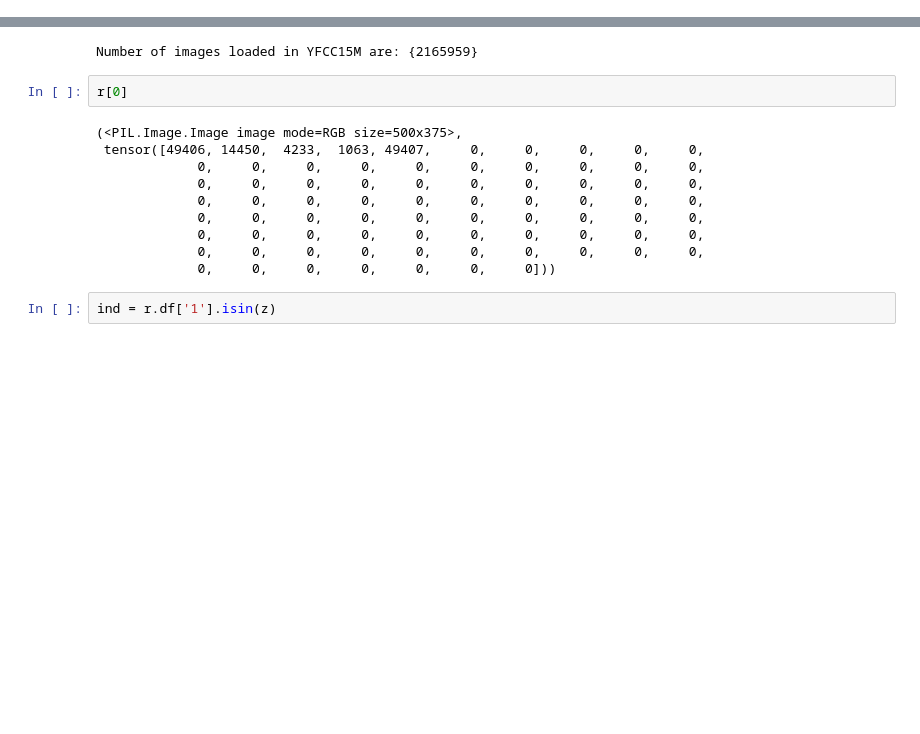
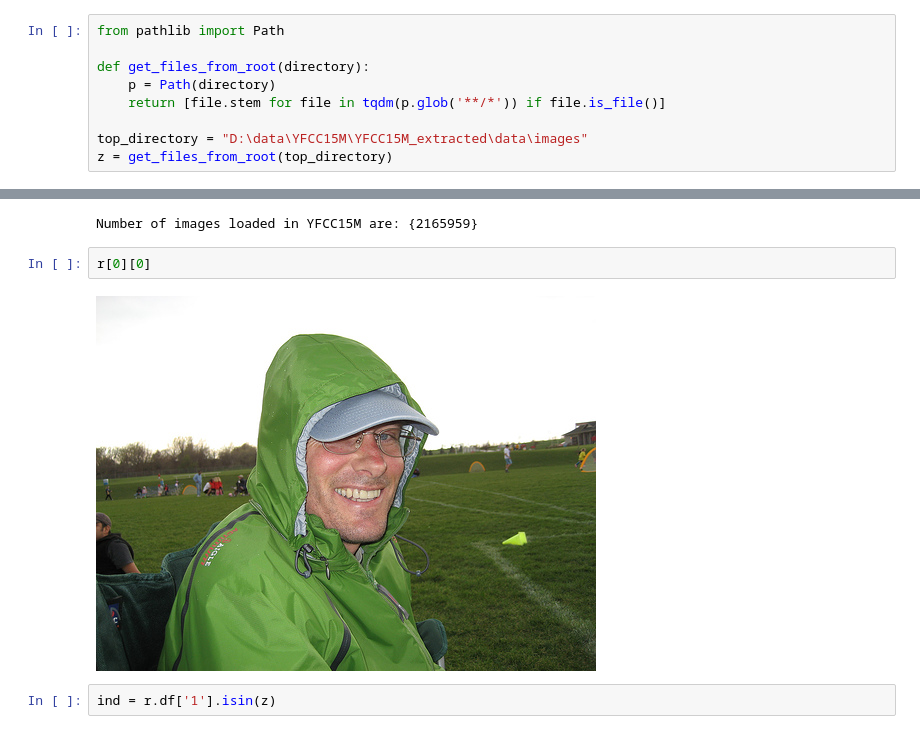
Before and after one commit to MohammedSB/Harmony, a Jupyter notebook: t.ipynb, the cells around one changed output, grey strips where cells are left out. Drawn from its saved outputs; the diff is of its cells as text; blank space fills up the shorter version.

```diff
--- a/t.ipynb
+++ b/t.ipynb
@@ -29,3 +29,12 @@ If this would cause problems for you,
 please provide us feedback at https://github.com/pandas-dev/pandas/issues/54466
 
   import pandas as pd
+# %%
+from pathlib import Path
+
+def get_files_from_root(directory):
+    p = Path(directory)
+    return [file.stem for file in tqdm(p.glob('**/*')) if file.is_file()]
+
+top_directory = "D:\data\YFCC15M\YFCC15M_extracted\data\images"
+z = get_files_from_root(top_directory)
@@ -81,17 +92,9 @@ r = YFCC15M(root="D:\data\YFCC15M\YFCC15M_extracted\data")
 # %% [output]
 Number of images loaded in YFCC15M are: {2165959}
 # %%
-r[0]
+r[0][0]
 # %% [output]
-(<PIL.Image.Image image mode=RGB size=500x375>,
- tensor([49406, 14450,  4233,  1063, 49407,     0,     0,     0,     0,     0,
-             0,     0,     0,     0,     0,     0,     0,     0,     0,     0,
-             0,     0,     0,     0,     0,     0,     0,     0,     0,     0,
-             0,     0,     0,     0,     0,     0,     0,     0,     0,     0,
-             0,     0,     0,     0,     0,     0,     0,     0,     0,     0,
-             0,     0,     0,     0,     0,     0,     0,     0,     0,     0,
-             0,     0,     0,     0,     0,     0,     0,     0,     0,     0,
-             0,     0,     0,     0,     0,     0,     0]))
+[figure, added]
 # %%
 ind = r.df['1'].isin(z)
 # %%
```
Also changed, not shown: parts of 1 cell of this notebook, 6 other files.
